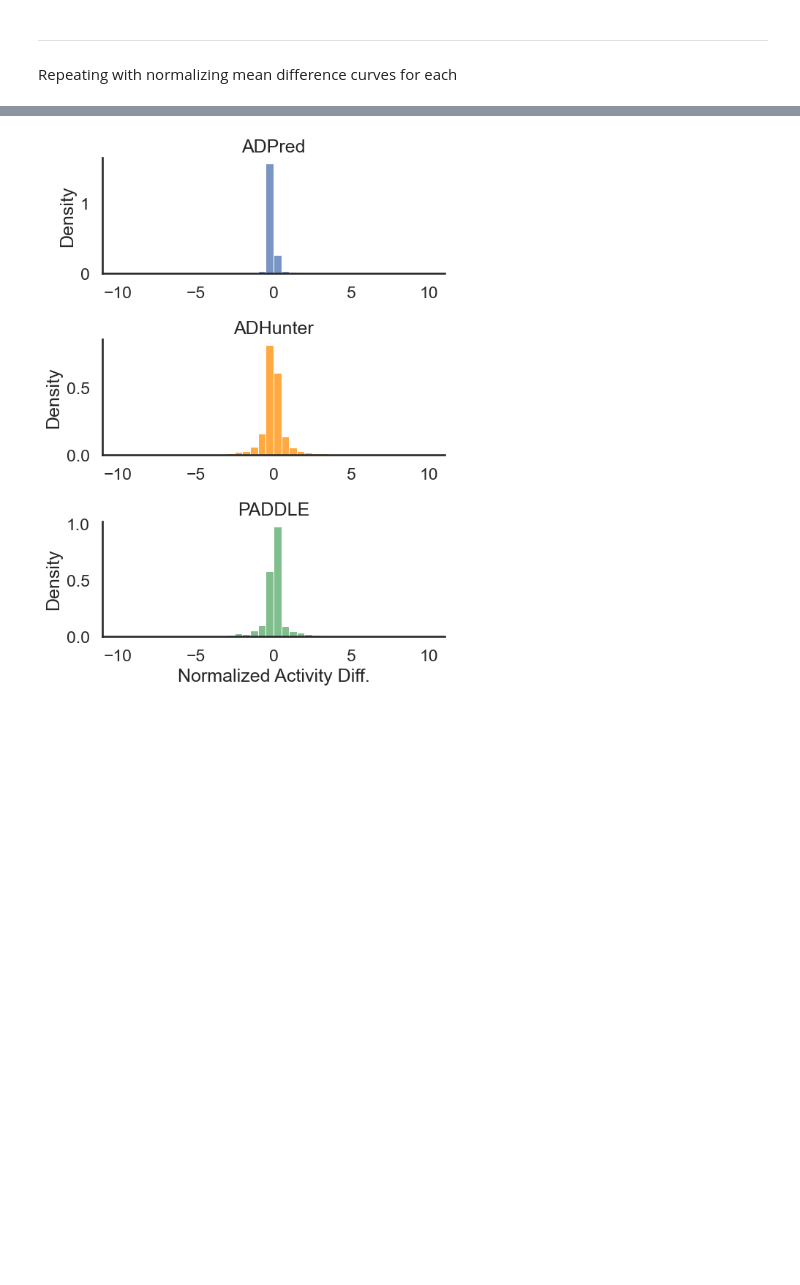
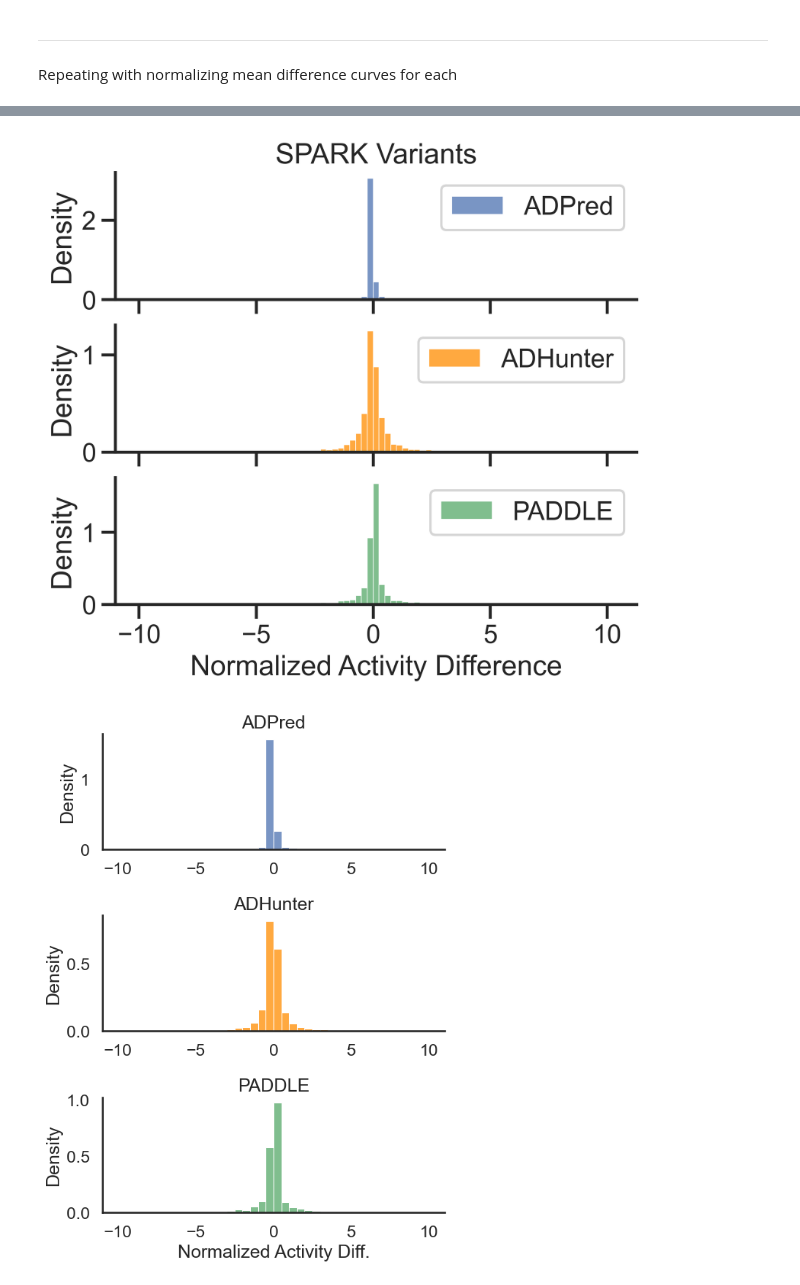
Before and after one commit to sanjanakotha/SFARI, a Jupyter notebook: notebooks/Predictors, continuous approach centered tiles.ipynb, the cells around one changed output, grey strips where cells are left out. Cells and saved outputs as stored; diff of their text form; code cells hidden in the pictures; blank space fills up the shorter version.

```diff
--- a/notebooks/Predictors, continuous approach centered tiles.ipynb
+++ b/notebooks/Predictors, continuous approach centered tiles.ipynb
@@ -1535,0 +1527,16 @@ sns.despine()
+# %%
+fig, axs = plt.subplots(3, 1, dpi = 300, sharex = True)
+
+sns.histplot(adpred_results_summary["norm_activ_diff_adpred"], stat = "density", bins = np.arange(-10, 10.5, 0.25), label = "ADPred", ax = axs[0]);
+axs[0].legend()
+sns.histplot(adhunter_results_summary["norm_activ_diff_adhunter"], stat = "density", color = "darkorange", bins = np.arange(-10, 10.5, 0.25), label = "ADHunter", ax = axs[1]);
+axs[1].legend()
+sns.histplot(paddle_results_summary["norm_activ_diff_paddle"], stat = "density", color = "g", bins = np.arange(-10, 10.5, 0.25), label = "PADDLE", ax = axs[2]);
+plt.xlabel("Normalized Activity Difference")
+axs[0].set_title("SPARK Variants")
+plt.legend()
+
+axs[0].set_ylabel("")
+sns.despine()
+# %% [output]
+[figure, added]
```
Also changed, not shown: parts of 45 cells of this notebook, 8 other files.
